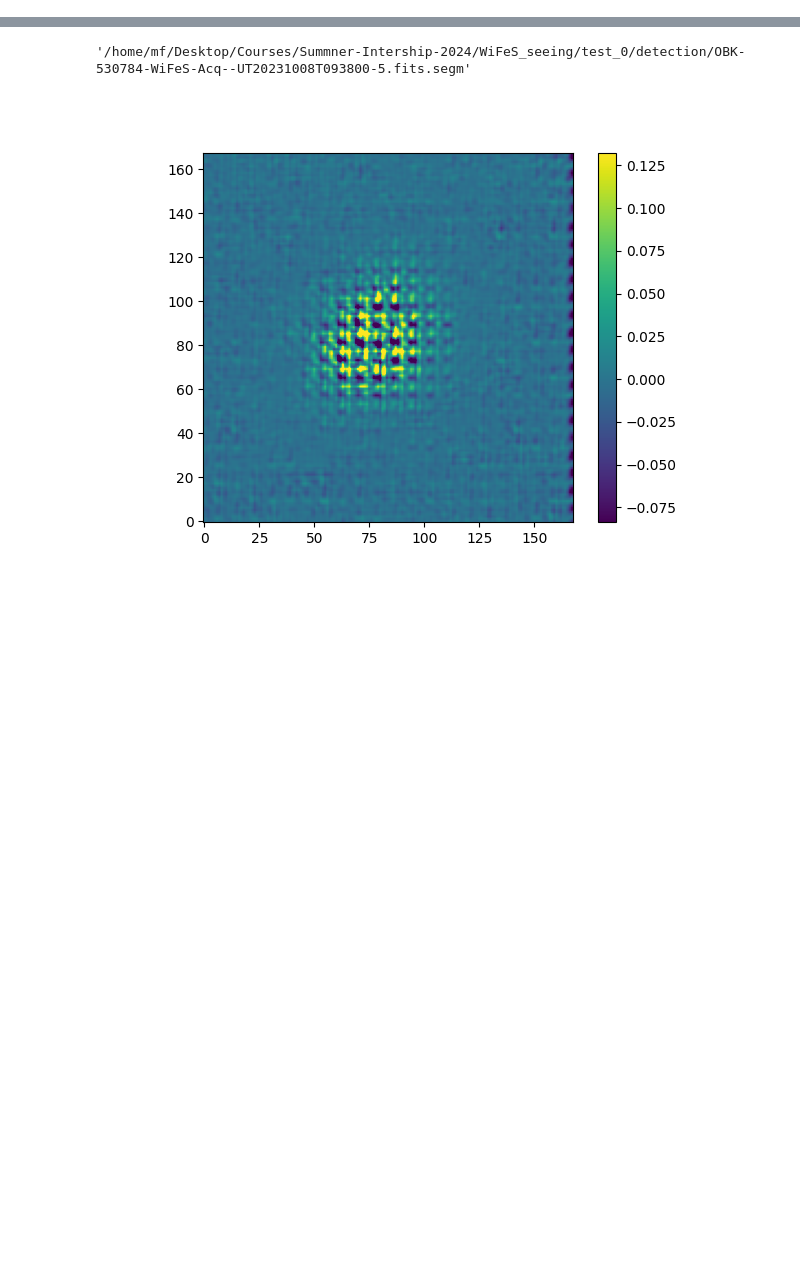
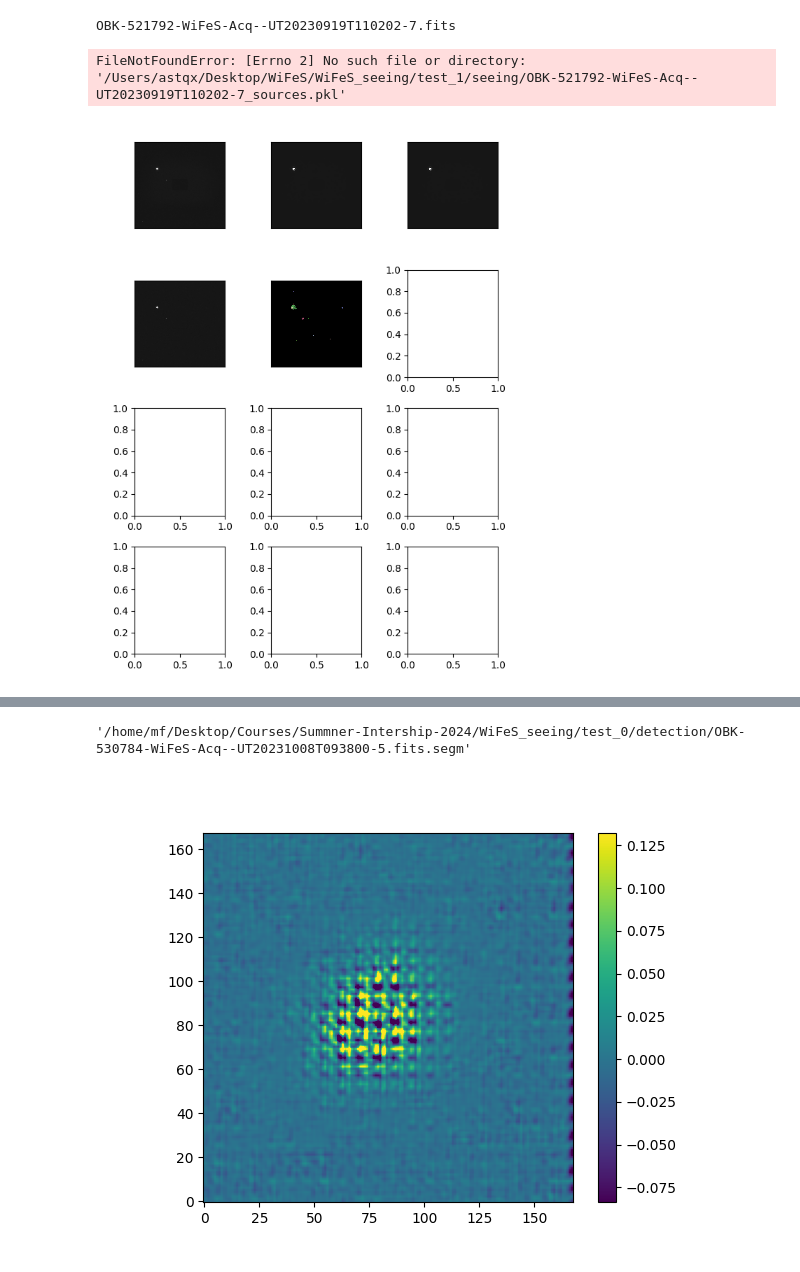
Before and after one commit to MaxFleming23/WiFeS_seeing, a Jupyter notebook: figures.ipynb, the cells around one changed output, grey strips where cells are left out. Saved outputs shown, nothing was run; the diff lists cells and outputs as text; code cells hidden in the pictures; blank space fills up the shorter version.

```diff
--- a/figures.ipynb
+++ b/figures.ipynb
@@ -571,0 +686,7 @@ OBK-549088-WiFeS-Acq--UT20231031T095750-7.fits
+# %%
+button_fwd = Button(description='next',distance=1)
+button_bwd = Button(description='prev',distance=-1)
+# %% [output]
+OBK-521792-WiFeS-Acq--UT20230919T110202-7.fits
+FileNotFoundError: [Errno 2] No such file or directory: '/Users/astqx/Desktop/WiFeS/WiFeS_seeing/test_1/seeing/OBK-521792-WiFeS-Acq--UT20230919T110202-7_sources.pkl'
+[figure, added]
```
Also changed, not shown: parts of 17 cells of this notebook, 4 other files.
